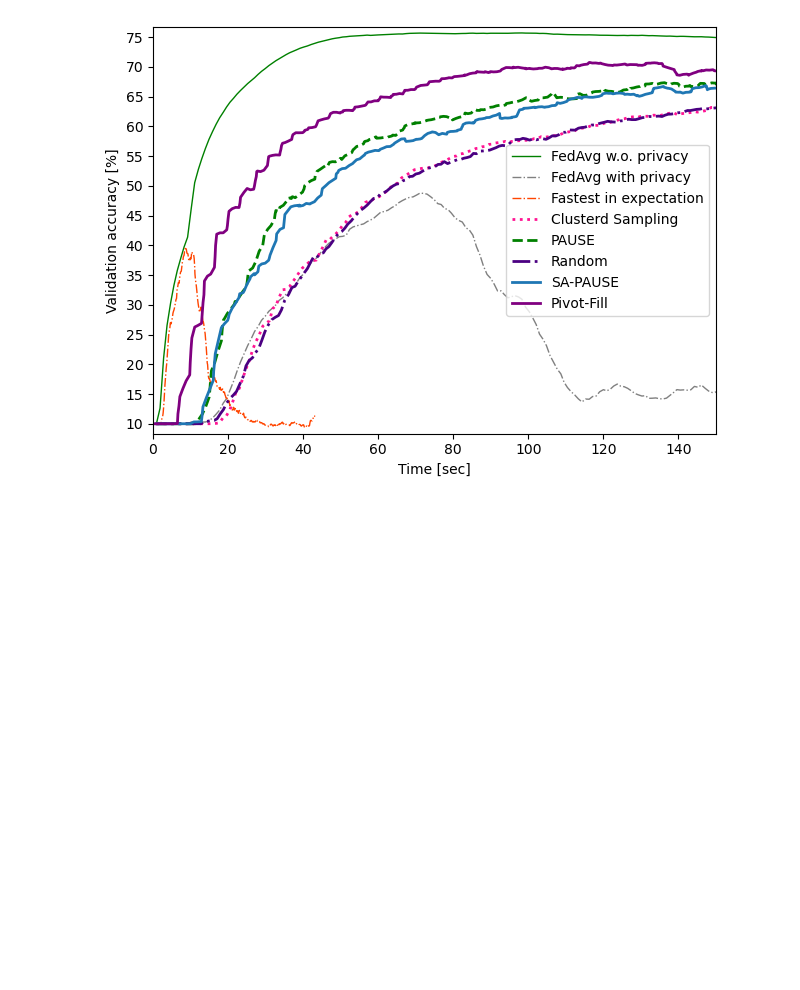
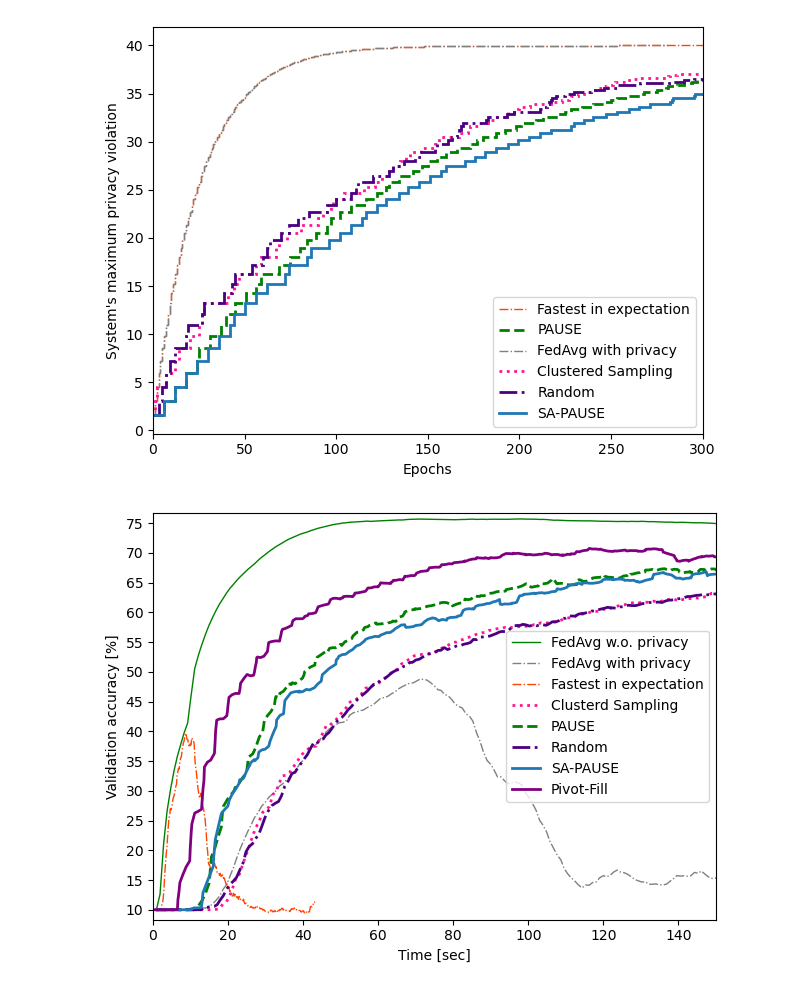
Before and after one commit to oritalp/PAUSE, a Jupyter notebook: plot_graphs.ipynb, the cells around one changed output. Cells and saved outputs as stored; diff of their text form; code cells hidden in the pictures; blank space fills up the shorter version.

```diff
--- a/plot_graphs.ipynb
+++ b/plot_graphs.ipynb
@@ -6,3 +21,8 @@ from pathlib import Path
+# %%
+utils.plot_graphs_for_paper(father_path = "/home/oripele/PAUSE/checkpoints/archive/Resource_constrained_simulation/small_cifar_iid",
+                            moving_average=None, graph = "privacy", x_axis_time=False, x_axis_trunc=300)
+# %% [output]
+[figure, added]
 # %%
 utils.plot_graphs_for_paper(father_path = "/home/oripele/PAUSE/checkpoints/archive/Cifar_with_CNN3/30_choose_5/i_i_d_new",
                             moving_average=10, graph = "accuracy", x_axis_time=True, x_axis_trunc=150)
```
Also changed, not shown: parts of 3 cells of this notebook, 56 other files.
